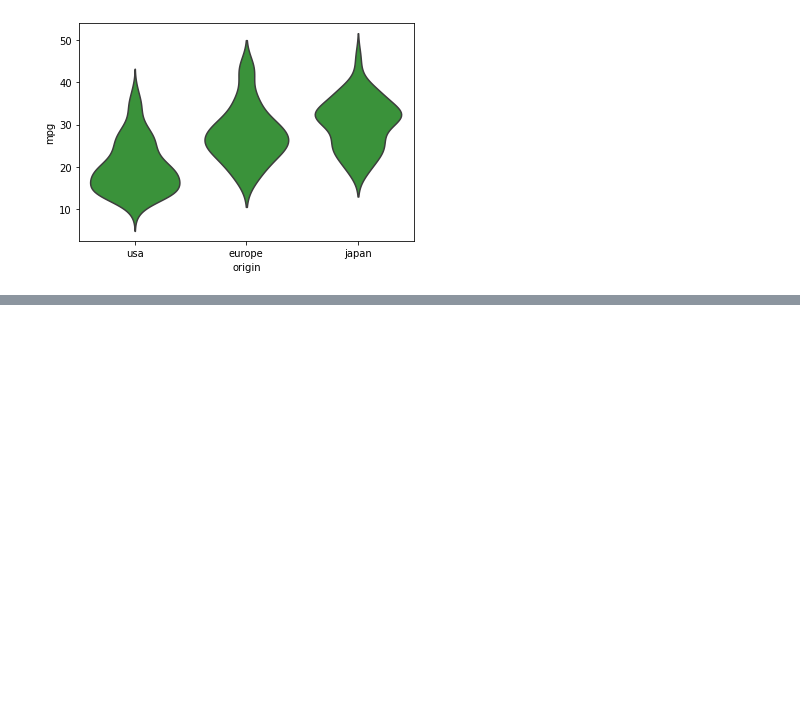
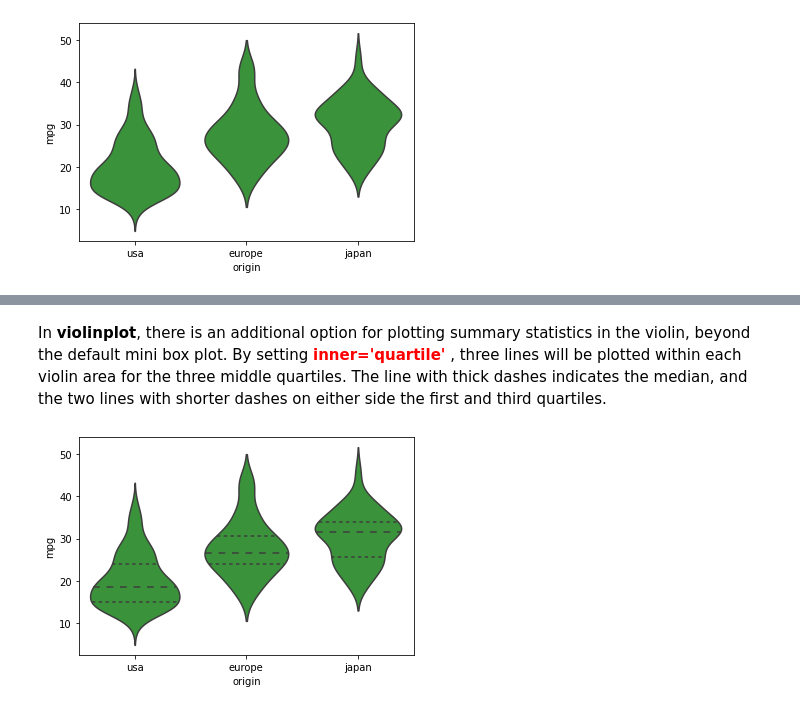
Before and after one commit to Ashes814/Udacity_Notes_Part12_Data_Visualizations, a Jupyter notebook: Lesson04_Bivariate_Exploration_of_Data/P12_L04_Notes.ipynb, the cells around one changed output, grey strips where cells are left out. Drawn from its saved outputs; the diff is of its cells as text; code cells hidden in the pictures; blank space fills up the shorter version.

```diff
--- a/Lesson04_Bivariate_Exploration_of_Data/P12_L04_Notes.ipynb
+++ b/Lesson04_Bivariate_Exploration_of_Data/P12_L04_Notes.ipynb
@@ -166,0 +219,7 @@ sns.violinplot(data=fuel_econ, x='origin', y='mpg',
+# %% [markdown]
+In **violinplot**, there is an additional option for plotting summary statistics in the violin, beyond the default mini box plot. By setting <font color=red> **inner='quartile'** </font>, three lines will be plotted within each violin area for the three middle quartiles. The line with thick dashes indicates the median, and the two lines with shorter dashes on either side the first and third quartiles.
+# %%
+sns.violinplot(data=fuel_econ, x='origin', y='mpg',
+               color=base_color, inner='quartile');
+# %% [output]
+[figure, added]
```
Also changed, not shown: parts of 19 cells of this notebook, 1 other file.
